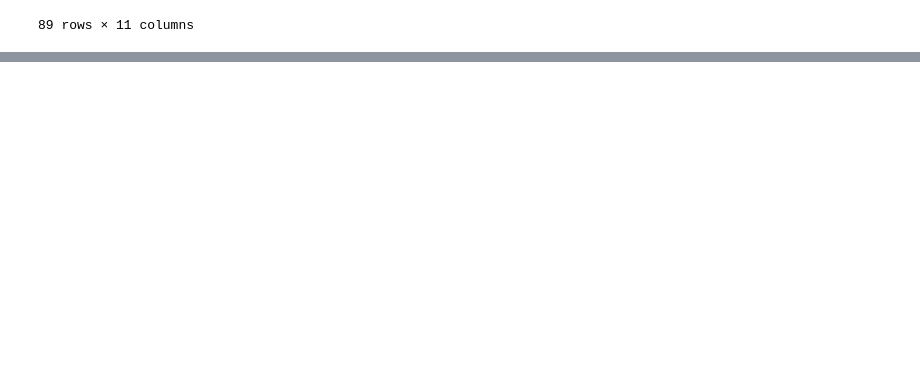
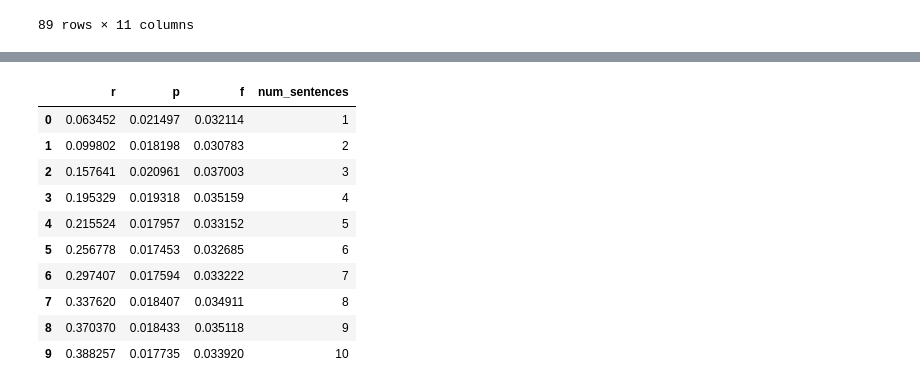
Before and after one commit to WillHolbrook/FYPCodeRepo, a Jupyter notebook: resources/scripts/rougeEvaluation/evaluate_gold_rouge.ipynb, the cells around one changed output, grey strips where cells are left out. Cells and saved outputs as stored; diff of their text form; code cells hidden in the pictures; blank space fills up the shorter version.

```diff
--- a/resources/scripts/rougeEvaluation/evaluate_gold_rouge.ipynb
+++ b/resources/scripts/rougeEvaluation/evaluate_gold_rouge.ipynb
@@ -161,0 +218,38 @@ with pd.ExcelWriter(reports_down_file_name) as writer:
+# %%
+hypotheses = merged_reports["tfidf_sentences"].to_list()
+references = [[summary] for summary in merged_reports["gold_sentences"].to_list()]
+rouge_1_scores_list = []
+rouge_2_scores_list = []
+rouge_l_scores_list = []
+
+for i in range(len(hypotheses[0])):
+    hypotheses_clipped = [hypothesis[0:i+1] for hypothesis in hypotheses]
+
+    rouge = PyRouge(rouge_n=(1, 2), rouge_l=True)
+    scores = rouge.evaluate_tokenized(hypotheses_clipped, references)
+    rouge_1_scores = scores["rouge-1"]
+    rouge_1_scores["num_sentences"] = i+1
+    rouge_1_scores_list.append(rouge_1_scores)
+
+    rouge_2_scores = scores["rouge-2"]
+    rouge_2_scores["num_sentences"] = i+1
+    rouge_2_scores_list.append(rouge_2_scores)
+
+    rouge_l_scores = scores["rouge-l"]
+    rouge_l_scores["num_sentences"] = i+1
+    rouge_l_scores_list.append(rouge_l_scores)
+# %%
+rouge_1_tfidf_scores = pd.DataFrame(rouge_1_scores_list)
+rouge_1_tfidf_scores
+# %% [output]
+|  | r | p | f | num_sentences |
+| 0 | 0.063452 | 0.021497 | 0.032114 | 1 |
+| 1 | 0.099802 | 0.018198 | 0.030783 | 2 |
+| 2 | 0.157641 | 0.020961 | 0.037003 | 3 |
+| 3 | 0.195329 | 0.019318 | 0.035159 | 4 |
+| 4 | 0.215524 | 0.017957 | 0.033152 | 5 |
+| 5 | 0.256778 | 0.017453 | 0.032685 | 6 |
+| 6 | 0.297407 | 0.017594 | 0.033222 | 7 |
+| 7 | 0.337620 | 0.018407 | 0.034911 | 8 |
+| 8 | 0.370370 | 0.018433 | 0.035118 | 9 |
+| 9 | 0.388257 | 0.017735 | 0.033920 | 10 |
```
Also changed, not shown: parts of 13 cells of this notebook, 1 other file.
